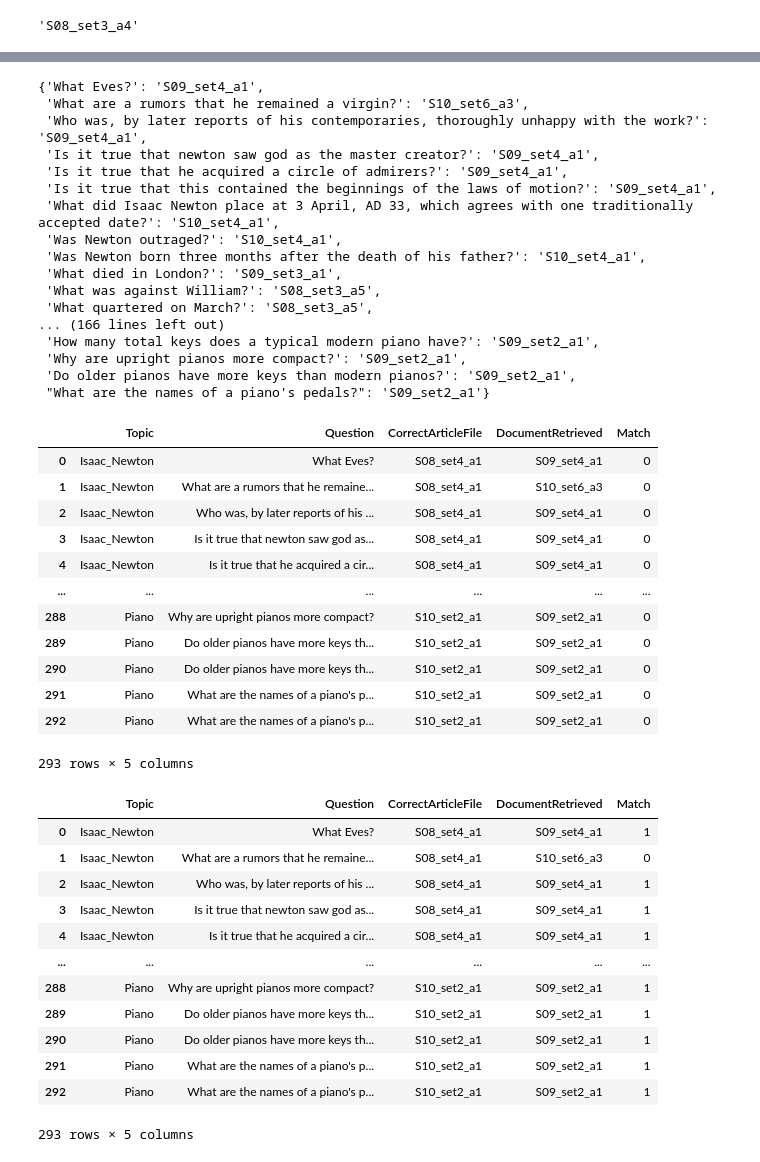
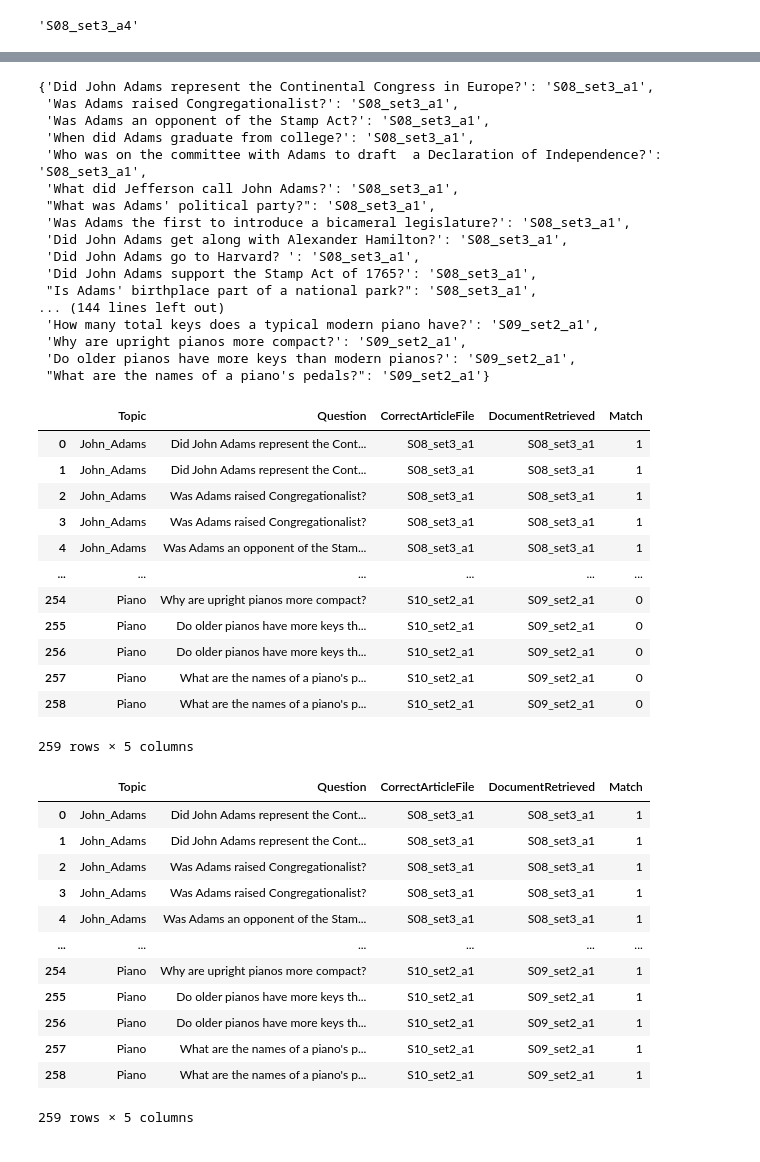
Before and after one commit to ginawelsh/RAGTinyLlama, a Jupyter notebook: baseline_tf_idf.ipynb, the cells around one changed output, grey strips where cells are left out. Saved outputs shown, nothing was run; the diff lists cells and outputs as text; code cells hidden in the pictures.

Commit message:
add edited results with pascal

```diff
--- a/baseline_tf_idf.ipynb
+++ b/baseline_tf_idf.ipynb
@@ -393,10 +393,10 @@ questions_lst = pd.concat(pd_lst)
 
 subset = questions_lst[['Topic', 'Question', 'CorrectArticleFile']]
 
-selected_questions = subset.loc[(subset['Topic'] == 'kangaroo') | (subset['Topic'] == 'Liechtenstein') \
-                           | (subset['Topic'] == 'John_Adams') | (subset['Topic'] == 'Isaac_Newton') \
-                           | (subset['Topic'] == 'Piano') | (subset['Topic'] == 'London') | (subset['Topic'] == 'English_Language') \
-                            | (subset['Topic'] == 'Pablo_Picasso')]
+topics = ['kangaroo', 'Liechtenstein', 'John_Adams', 'Blaise_Pascal', 'Piano', 'London', 'English_Language', 'Pablo_Picasso']
+
+selected_questions = subset[subset['Topic'].isin(topics)]
+
 
 selected_questions # has columns
 
@@ -463,19 +463,19 @@ for query, document in selected_question_doc_pairs.items():
 
 top_cosines
 # %% [output]
-{'What Eves?': 'S09_set4_a1',
- 'What are a rumors that he remained a virgin?': 'S10_set6_a3',
- 'Who was, by later reports of his contemporaries, thoroughly unhappy with the work?': 'S09_set4_a1',
- 'Is it true that newton saw god as the master creator?': 'S09_set4_a1',
- 'Is it true that he acquired a circle of admirers?': 'S09_set4_a1',
- 'Is it true that this contained the beginnings of the laws of motion?': 'S09_set4_a1',
- 'What did Isaac Newton place at 3 April, AD 33, which agrees with one traditionally accepted date?': 'S10_set4_a1',
- 'Was Newton outraged?': 'S10_set4_a1',
- 'Was Newton born three months after the death of his father?': 'S10_set4_a1',
- 'What died in London?': 'S09_set3_a1',
- 'What was against William?': 'S08_set3_a5',
- 'What quartered on March?': 'S08_set3_a5',
-... (166 lines left out)
+{'Did John Adams represent the Continental Congress in Europe?': 'S08_set3_a1',
+ 'Was Adams raised Congregationalist?': 'S08_set3_a1',
+ 'Was Adams an opponent of the Stamp Act?': 'S08_set3_a1',
+ 'When did Adams graduate from college?': 'S08_set3_a1',
+ 'Who was on the committee with Adams to draft  a Declaration of Independence?': 'S08_set3_a1',
+ 'What did Jefferson call John Adams?': 'S08_set3_a1',
+ "What was Adams' political party?": 'S08_set3_a1',
+ 'Was Adams the first to introduce a bicameral legislature?': 'S08_set3_a1',
+ 'Did John Adams get along with Alexander Hamilton?': 'S08_set3_a1',
+ 'Did John Adams go to Harvard? ': 'S08_set3_a1',
+ 'Did John Adams support the Stamp Act of 1765?': 'S08_set3_a1',
+ "Is Adams' birthplace part of a national park?": 'S08_set3_a1',
+... (144 lines left out)
  'How many total keys does a typical modern piano have?': 'S09_set2_a1',
  'Why are upright pianos more compact?': 'S09_set2_a1',
  'Do older pianos have more keys than modern pianos?': 'S09_set2_a1',
@@ -499,39 +499,39 @@ with open('final_results.csv', 'w') as f:
 final_lst
 # %% [output]
 |  | Topic | Question | CorrectArticleFile | DocumentRetrieved | Match |
-| 0 | Isaac_Newton | What Eves? | S08_set4_a1 | S09_set4_a1 | 0 |
-| 1 | Isaac_Newton | What are a rumors that he remaine... | S08_set4_a1 | S10_set6_a3 | 0 |
-| 2 | Isaac_Newton | Who was, by later reports of his ... | S08_set4_a1 | S09_set4_a1 | 0 |
-| 3 | Isaac_Newton | Is it true that newton saw god as... | S08_set4_a1 | S09_set4_a1 | 0 |
-| 4 | Isaac_Newton | Is it true that he acquired a cir... | S08_set4_a1 | S09_set4_a1 | 0 |
+| 0 | John_Adams | Did John Adams represent the Cont... | S08_set3_a1 | S08_set3_a1 | 1 |
+| 1 | John_Adams | Did John Adams represent the Cont... | S08_set3_a1 | S08_set3_a1 | 1 |
+| 2 | John_Adams | Was Adams raised Congregationalist? | S08_set3_a1 | S08_set3_a1 | 1 |
+| 3 | John_Adams | Was Adams raised Congregationalist? | S08_set3_a1 | S08_set3_a1 | 1 |
+| 4 | John_Adams | Was Adams an opponent of the Stam... | S08_set3_a1 | S08_set3_a1 | 1 |
 | ... | ... | ... | ... | ... | ... |
-| 288 | Piano | Why are upright pianos more compact? | S10_set2_a1 | S09_set2_a1 | 0 |
-| 289 | Piano | Do older pianos have more keys th... | S10_set2_a1 | S09_set2_a1 | 0 |
-| 290 | Piano | Do older pianos have more keys th... | S10_set2_a1 | S09_set2_a1 | 0 |
-| 291 | Piano | What are the names of a piano's p... | S10_set2_a1 | S09_set2_a1 | 0 |
-| 292 | Piano | What are the names of a piano's p... | S10_set2_a1 | S09_set2_a1 | 0 |
+| 254 | Piano | Why are upright pianos more compact? | S10_set2_a1 | S09_set2_a1 | 0 |
+| 255 | Piano | Do older pianos have more keys th... | S10_set2_a1 | S09_set2_a1 | 0 |
+| 256 | Piano | Do older pianos have more keys th... | S10_set2_a1 | S09_set2_a1 | 0 |
+| 257 | Piano | What are the names of a piano's p... | S10_set2_a1 | S09_set2_a1 | 0 |
+| 258 | Piano | What are the names of a piano's p... | S10_set2_a1 | S09_set2_a1 | 0 |
-293 rows × 5 columns
+259 rows × 5 columns
 # %%
 # alt code: load evaluation matrix with manually updated values (since duplicate files are in the data)
 
-with open('final_results_edited.csv') as f:
+with open('final_results_EDITED.csv') as f:
     edited_lst = pd.read_csv(f, index_col=0)
 
 edited_lst
 # %% [output]
 |  | Topic | Question | CorrectArticleFile | DocumentRetrieved | Match |
-| 0 | Isaac_Newton | What Eves? | S08_set4_a1 | S09_set4_a1 | 1 |
-| 1 | Isaac_Newton | What are a rumors that he remaine... | S08_set4_a1 | S10_set6_a3 | 0 |
-| 2 | Isaac_Newton | Who was, by later reports of his ... | S08_set4_a1 | S09_set4_a1 | 1 |
-| 3 | Isaac_Newton | Is it true that newton saw god as... | S08_set4_a1 | S09_set4_a1 | 1 |
-| 4 | Isaac_Newton | Is it true that he acquired a cir... | S08_set4_a1 | S09_set4_a1 | 1 |
+| 0 | John_Adams | Did John Adams represent the Cont... | S08_set3_a1 | S08_set3_a1 | 1 |
+| 1 | John_Adams | Did John Adams represent the Cont... | S08_set3_a1 | S08_set3_a1 | 1 |
+| 2 | John_Adams | Was Adams raised Congregationalist? | S08_set3_a1 | S08_set3_a1 | 1 |
+| 3 | John_Adams | Was Adams raised Congregationalist? | S08_set3_a1 | S08_set3_a1 | 1 |
+| 4 | John_Adams | Was Adams an opponent of the Stam... | S08_set3_a1 | S08_set3_a1 | 1 |
 | ... | ... | ... | ... | ... | ... |
-| 288 | Piano | Why are upright pianos more compact? | S10_set2_a1 | S09_set2_a1 | 1 |
-| 289 | Piano | Do older pianos have more keys th... | S10_set2_a1 | S09_set2_a1 | 1 |
-| 290 | Piano | Do older pianos have more keys th... | S10_set2_a1 | S09_set2_a1 | 1 |
-| 291 | Piano | What are the names of a piano's p... | S10_set2_a1 | S09_set2_a1 | 1 |
-| 292 | Piano | What are the names of a piano's p... | S10_set2_a1 | S09_set2_a1 | 1 |
+| 254 | Piano | Why are upright pianos more compact? | S10_set2_a1 | S09_set2_a1 | 1 |
+| 255 | Piano | Do older pianos have more keys th... | S10_set2_a1 | S09_set2_a1 | 1 |
+| 256 | Piano | Do older pianos have more keys th... | S10_set2_a1 | S09_set2_a1 | 1 |
+| 257 | Piano | What are the names of a piano's p... | S10_set2_a1 | S09_set2_a1 | 1 |
+| 258 | Piano | What are the names of a piano's p... | S10_set2_a1 | S09_set2_a1 | 1 |
-293 rows × 5 columns
+259 rows × 5 columns
 # %%
 # measure precision using Match column in results df
 
```
Also changed, not shown: parts of 3 cells of this notebook, 3 other files.
